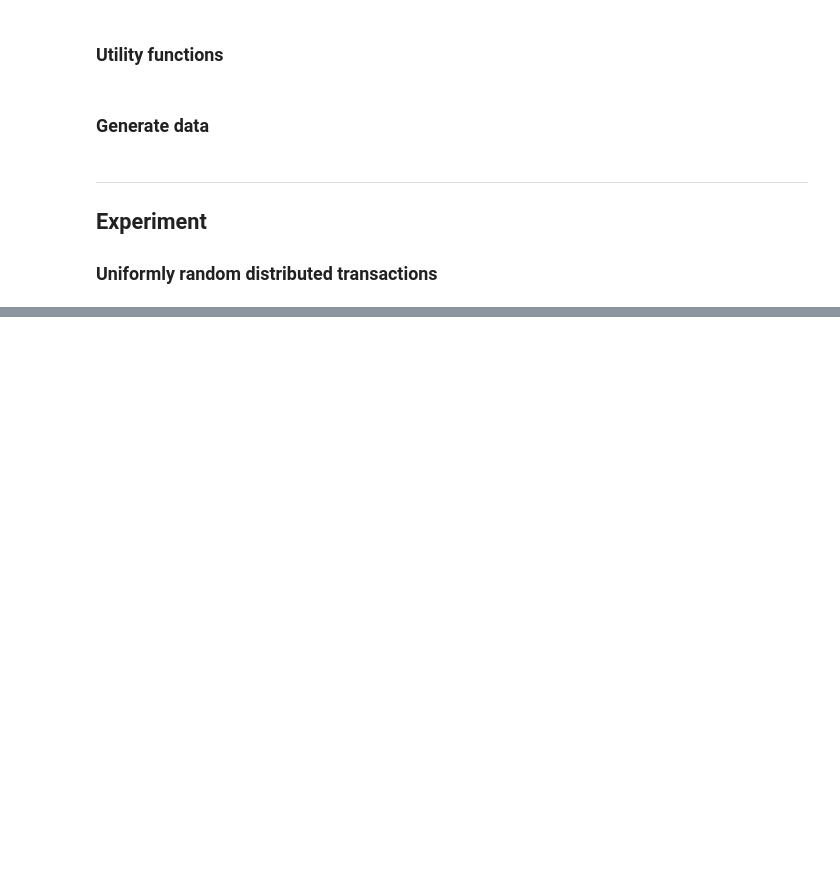
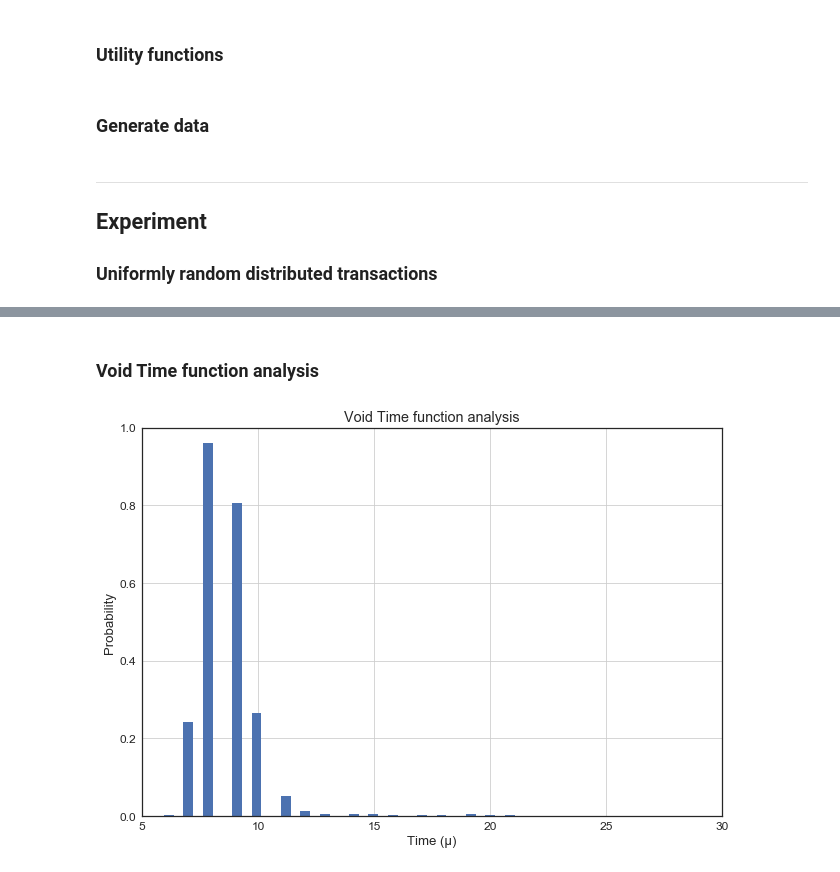
Before and after one commit to SimoneStefani/thesis-data-analysis, a Jupyter notebook: Thesis Data Analysis.ipynb, the cells around one changed output, grey strips where cells are left out. Drawn from its saved outputs; the diff is of its cells as text; code cells hidden in the pictures; blank space fills up the shorter version.

Commit message:
Graph for void time function

```diff
--- a/Thesis Data Analysis.ipynb
+++ b/Thesis Data Analysis.ipynb
@@ -293,0 +295,22 @@ Done!
+# %% [markdown]
+### Void Time function analysis
+# %%
+# 1.000.000 void runs with the time function used
+#os.system("go build -o " + EXPERIMENT_PATH + "/thesis " + EXPERIMENT_PATH + "/*.go")
+#os.system("rm " + EXPERIMENT_PATH + "/results/time.txt")
+#os.system(EXPERIMENT_PATH + "/thesis -algo=time")
+
+
+# build plot
+title = 'Void Time function analysis'
+text = np.loadtxt(EXPERIMENT_PATH  + "/results/time.txt", dtype='int', delimiter='\n')
+#sns.distplot(text, hist=False, rug=True);
+plt.hist(text, 50, density=True, facecolor='b', range=(3,24), histtype='stepfilled')
+plt.xlabel('Time (μ)')
+plt.ylabel('Probability')
+plt.title(title)
+plt.axis([5, 30, 0, 1])
+plt.grid(True)
+plt.show()
+# %% [output]
+[figure, added]
```
Also changed, not shown: parts of 5 cells of this notebook, 10 other files.
